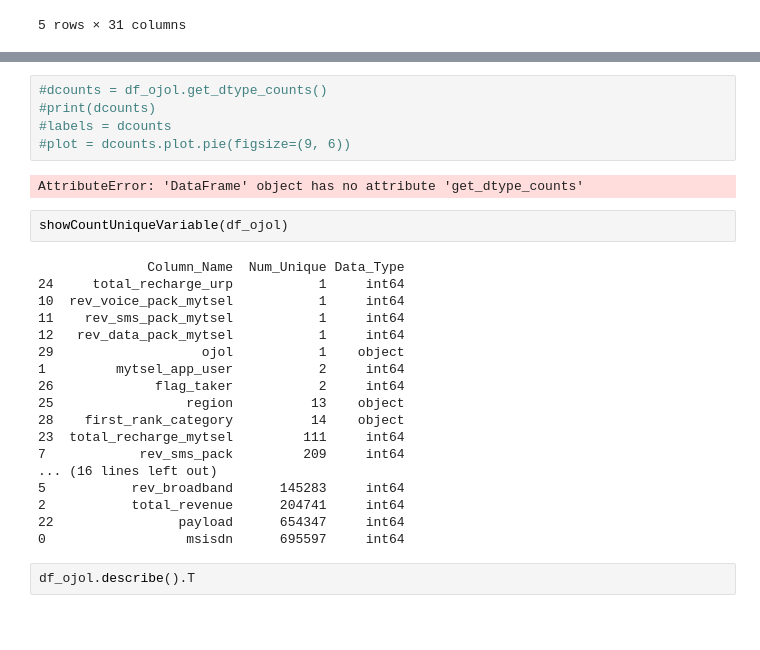
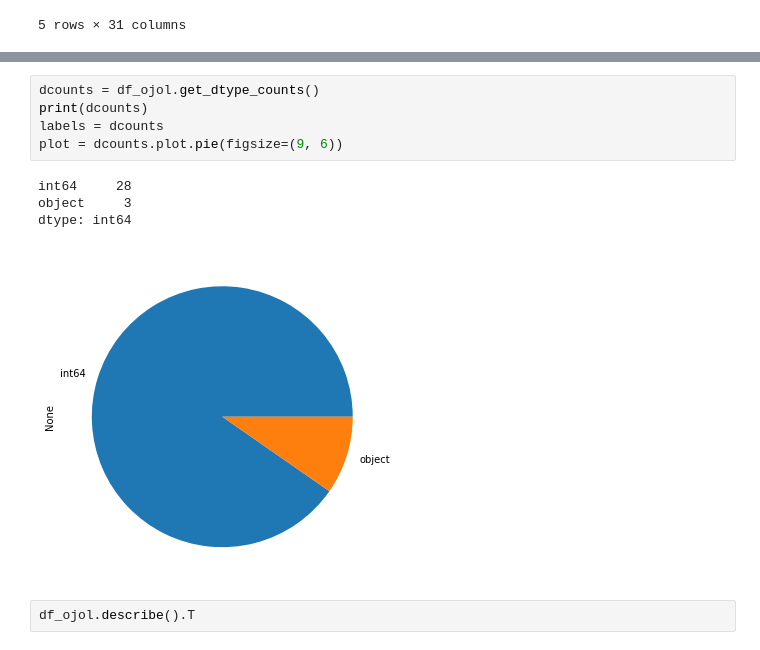
Before and after one commit to ekobudiprase/paket_ojol, a Jupyter notebook: paket_ojol.ipynb, the cells around one changed output, grey strips where cells are left out. Drawn from its saved outputs; the diff is of its cells as text; blank space fills up the shorter version.

```diff
--- a/paket_ojol.ipynb
+++ b/paket_ojol.ipynb
@@ -58,30 +80,13 @@ NameError: name 'ojol_clean' is not defined
 # %%
-#dcounts = df_ojol.get_dtype_counts()
-#print(dcounts)
-#labels = dcounts
-#plot = dcounts.plot.pie(figsize=(9, 6))
+dcounts = df_ojol.get_dtype_counts()
+print(dcounts)
+labels = dcounts
+plot = dcounts.plot.pie(figsize=(9, 6))
 # %% [output]
-AttributeError: 'DataFrame' object has no attribute 'get_dtype_counts'
+int64     28
+object     3
+dtype: int64
+[figure, added]
-# %%
-showCountUniqueVariable(df_ojol)
-# %% [output]
-              Column_Name  Num_Unique Data_Type
-24     total_recharge_urp           1     int64
-10  rev_voice_pack_mytsel           1     int64
-11    rev_sms_pack_mytsel           1     int64
-12   rev_data_pack_mytsel           1     int64
-29                   ojol           1    object
-1         mytsel_app_user           2     int64
-26             flag_taker           2     int64
-25                 region          13    object
-28    first_rank_category          14    object
-23  total_recharge_mytsel         111     int64
-7            rev_sms_pack         209     int64
-... (16 lines left out)
-5           rev_broadband      145283     int64
-2           total_revenue      204741     int64
-22                payload      654347     int64
-0                  msisdn      695597     int64
 # %%
 df_ojol.describe().T
 # %% [output]
```
Also changed, not shown: parts of 26 cells of this notebook.
